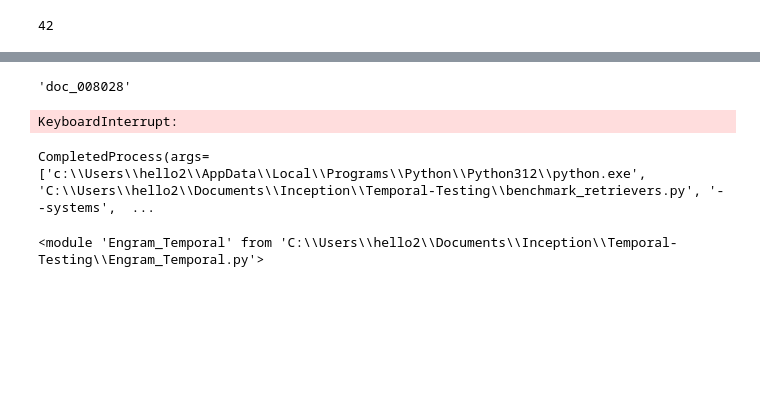
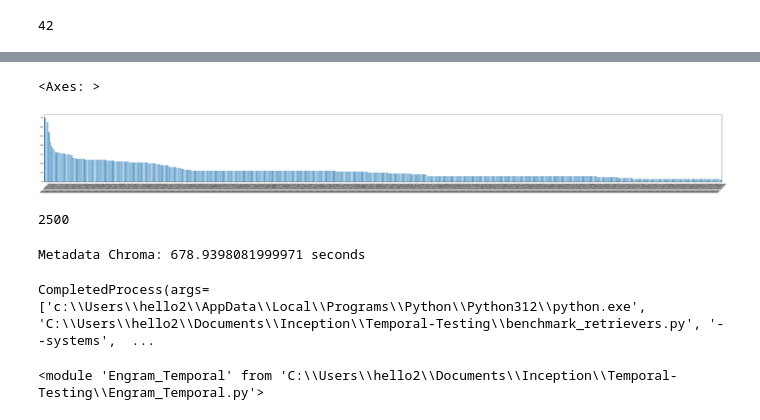
Before and after one commit to XenoBoss78/RAG_System_Comparison, a Jupyter notebook: Temporal-Testing/TemporalMemoryRetrieval.ipynb, the cells around one changed output, grey strips where cells are left out. Drawn from its saved outputs; the diff is of its cells as text; code cells hidden in the pictures; blank space fills up the shorter version.

```diff
--- a/Temporal-Testing/TemporalMemoryRetrieval.ipynb
+++ b/Temporal-Testing/TemporalMemoryRetrieval.ipynb
@@ -65,7 +96,19 @@ Saved 218 connected document IDs to C:\Users\hello2\Documents\Inception\Temporal
+# %%
+doc_freq = {}
+for sample_qa in ltqa:
+    for docid in sample_qa["doc_ids"]:
+        if docid in doc_freq.keys():
+            doc_freq[docid] += 1
+        else:
+            doc_freq[docid] = 1
+pd.Series(doc_freq).sort_values(ascending=False).plot.bar(figsize=(60, 6),rot=45)
+# %% [output]
+<Axes: >
+[figure, added]
 # %%
-list(sample_docs)[2]
+len(ltqa)
 # %% [output]
-'doc_008028'
+2500
 # %%
 from ChromaSetup import build_chroma_database as build_plain_chroma
 from ChromaSetupMetaData import (
@@ -80,24 +123,26 @@ embedding_function = create_embedding_function(
     seed=SEED,
 )
 
+'''
 plain_stats = build_plain_chroma(
     document_ids=sorted(sample_docs),
     db_dir=WORKSPACE_ROOT / "Fin-RATE" / "chroma_db_ltqa_subset",
-    collection_name="fin_rate_ltqa_subset",
+    collection_name="fin_rate_ltqa_subset_ex",
     embedding_function=embedding_function,
     batch_size=256,
     seed=SEED,
 )
+'''
 
 metadata_stats = build_metadata_chroma(
     document_ids=sorted(sample_docs),
-    db_dir=WORKSPACE_ROOT / "Fin-RATE" / "chroma_metadata_db_ltqa_subset",
-    collection_name="fin_rate_ltqa_subset",
+    db_dir=WORKSPACE_ROOT / "Fin-RATE" / "chroma_metadata_db_ltqa_subset_ex",
+    collection_name="fin_rate_ltqa_subset_ex",
     embedding_function=embedding_function,
     seed=SEED,
 )
 
-print("Plain Chroma:", plain_stats["build_seconds"], "seconds")
+#print("Plain Chroma:", plain_stats["build_seconds"], "seconds")
 print("Metadata Chroma:", metadata_stats["build_seconds"], "seconds")
 # %% [output]
-KeyboardInterrupt:
+Metadata Chroma: 678.9398081999971 seconds
```
Also changed, not shown: parts of 23 cells of this notebook, 3 other files.
